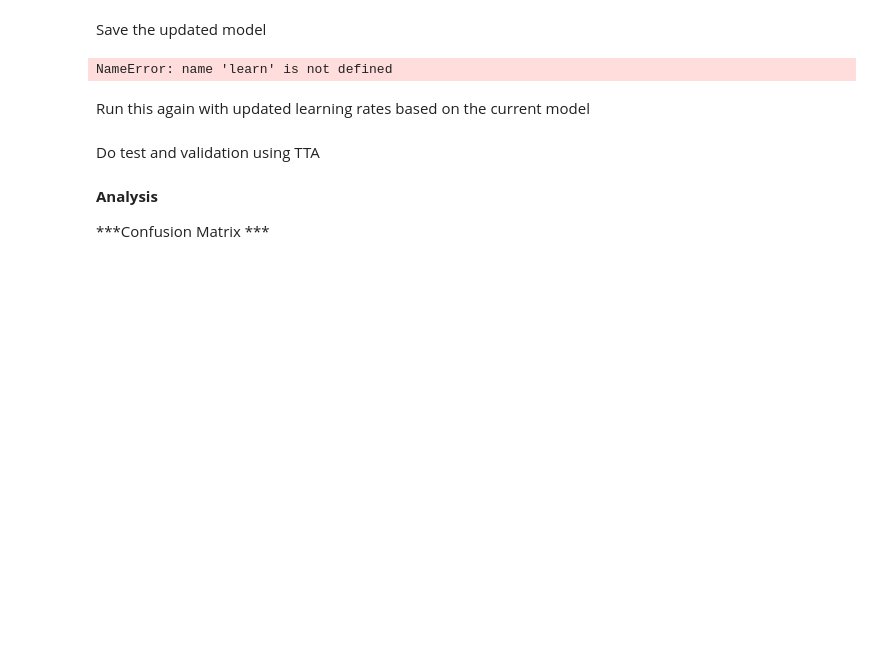
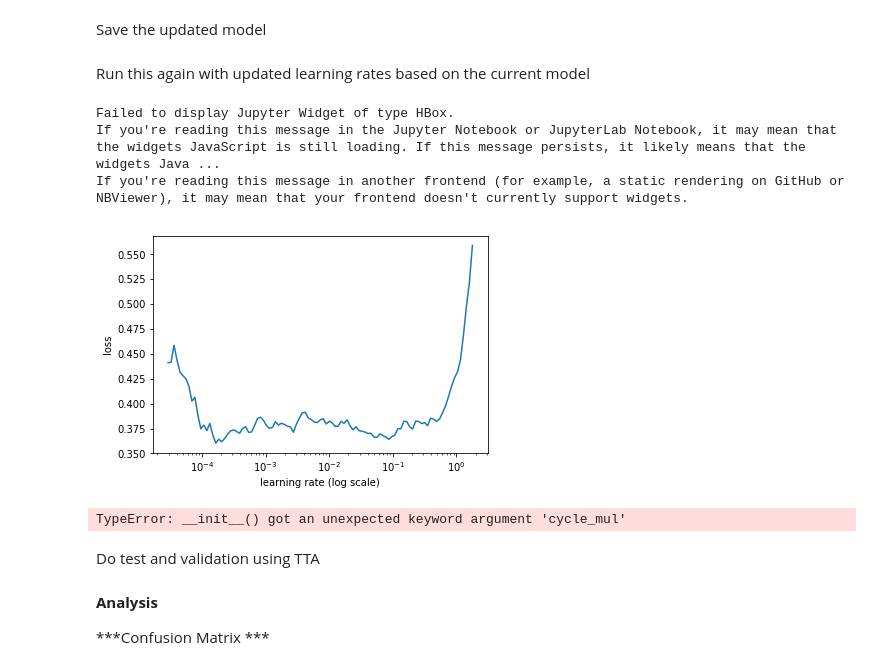
Before and after one commit to bhaskarb/myfastai, a Jupyter notebook: dogsbreed-kaggle.ipynb, the cells around one changed output. Cells and saved outputs as stored; diff of their text form; code cells hidden in the pictures; blank space fills up the shorter version.

```diff
--- a/dogsbreed-kaggle.ipynb
+++ b/dogsbreed-kaggle.ipynb
@@ -170,4 +170,4 @@ diff_rate = 10
 num_diff=3
 lrs = [lr/(diff_rate **(num_diff-i)) for i in range(num_diff)]
 # %%
-learn.fit(lrs, cycle_len=1, cycle_mul=2)
+learn.fit(lrs, 3, cycle_len=1, cycle_mult=2)
@@ -174,21 +187,26 @@ learn.fit(lrs, cycle_len=1, cycle_mul=2)
 # %% [markdown]
 Save the updated model
 # %%
-learn.save('%d_all' %(size))
-learn.load('%d_all' %(size))
+learn.save('%d_all' %(sz))
+learn.load('%d_all' %(sz))
-# %% [output]
-NameError: name 'learn' is not defined
 # %% [markdown]
 Run this again with updated learning rates based on the current model
 # %%
-lrf=ConvLearner.lr_find()
+lrf=learn.lr_find()
 learn.sched.plot()
+# %% [output]
+Failed to display Jupyter Widget of type HBox.
+If you're reading this message in the Jupyter Notebook or JupyterLab Notebook, it may mean that the widgets JavaScript is still loading. If this message persists, it likely means that the widgets Java ...
+If you're reading this message in another frontend (for example, a static rendering on GitHub or NBViewer), it may mean that your frontend doesn't currently support widgets.
+[figure, added]
 # %%
-lr = 0.01
+lr = 0.05
 diff_rate = 10
 num_diff=3
 lrs = [lr/(diff_rate **(num_diff-i)) for i in range(num_diff)]
-learn.fit(lrs, cycle_len=1, cycle_mul=2)
+learn.fit(lrs, 3, cycle_len=1, cycle_mul=2)
+# %% [output]
+TypeError: __init__() got an unexpected keyword argument 'cycle_mul'
 # %%
 learn.save('%d_all_final' %(size))
 learn.load('%d_all_final' %(size))
```
Also changed, not shown: parts of 1 cell of this notebook.
